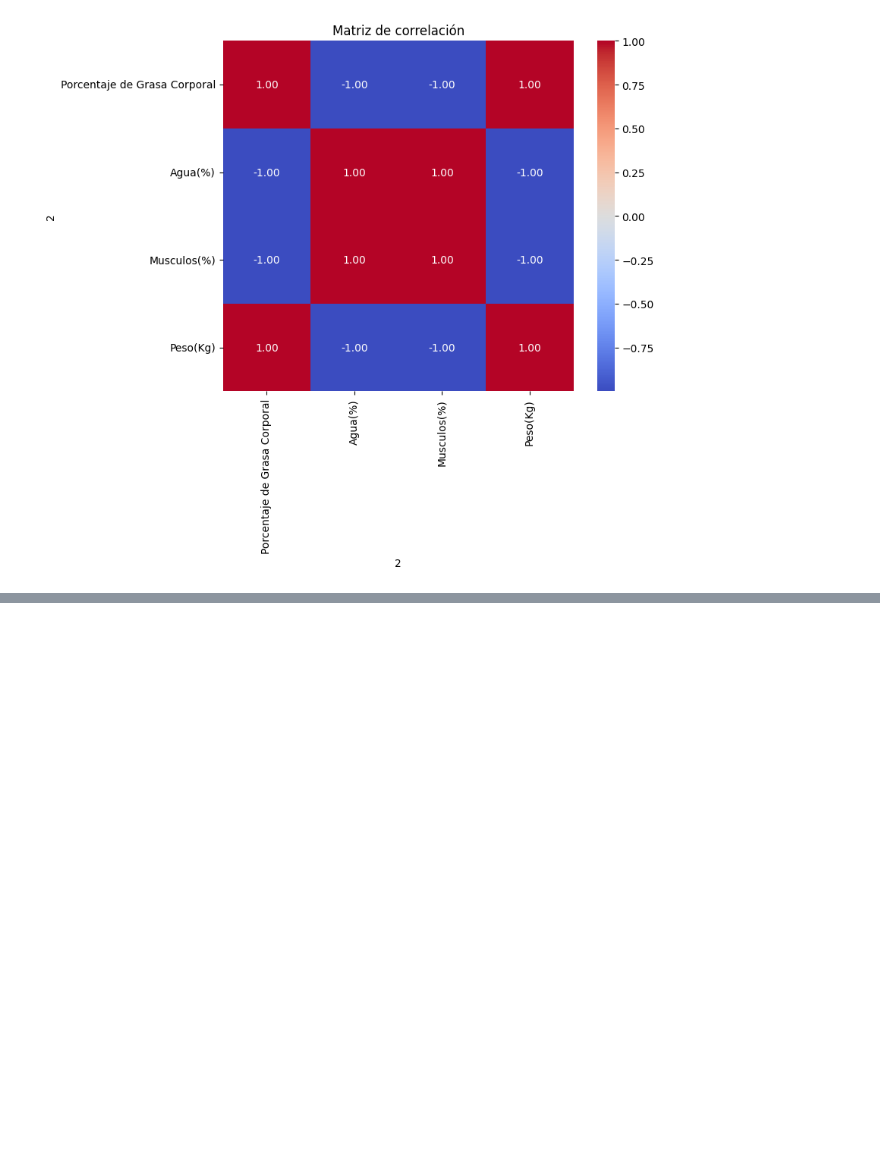
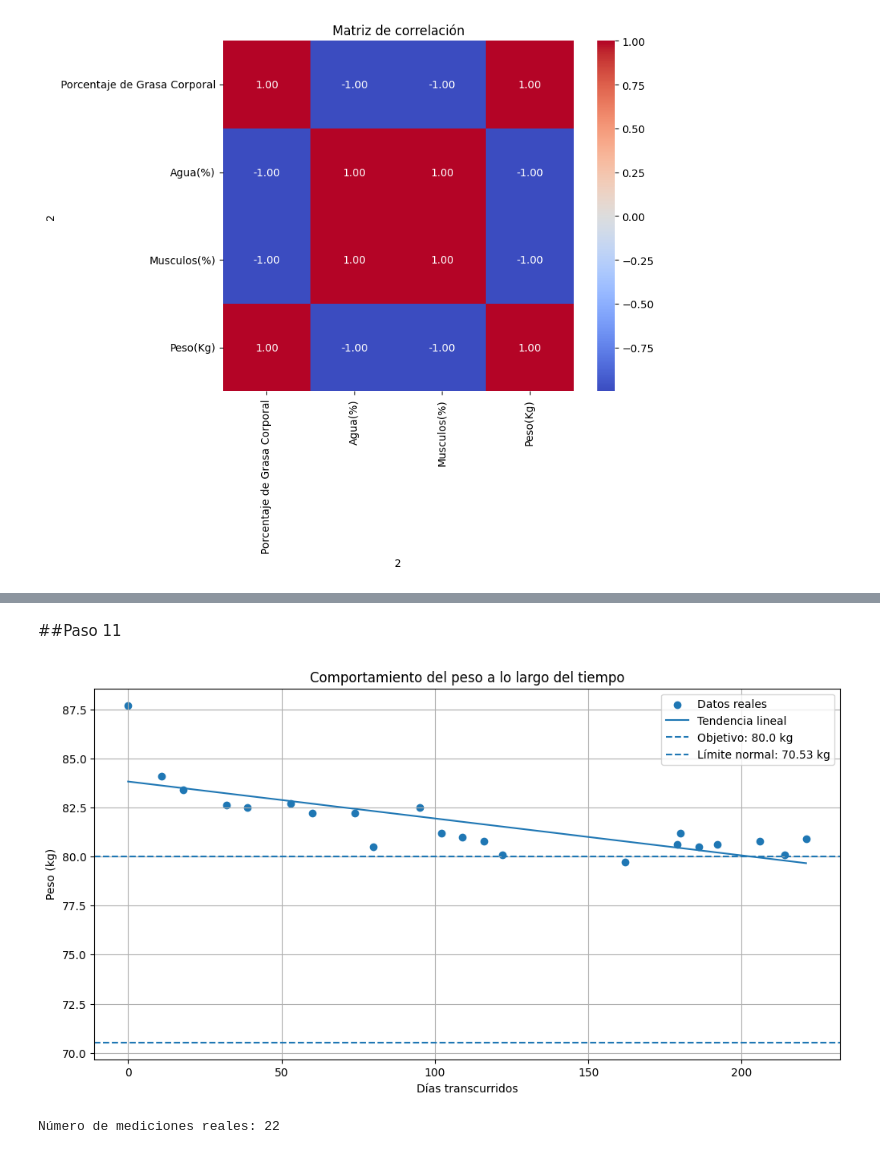
Before and after one commit to GabyPaolaING/Machine-Learning, a Jupyter notebook: P1P1_DataSet.ipynb, the cells around one changed output, grey strips where cells are left out. Drawn from its saved outputs; the diff is of its cells as text; code cells hidden in the pictures; blank space fills up the shorter version.

```diff
--- a/P1P1_DataSet.ipynb
+++ b/P1P1_DataSet.ipynb
@@ -256,0 +694,9 @@ plt.show()
+# %%
+# PASO 8: PESO ESTIMADO
+
+df_peso['Peso_estimado'] = (
+    intercepto +
+    pendiente * df_peso['Dias']
+)
+
+display(df_peso)
@@ -256,0 +756,61 @@ plt.show()
+# %% [markdown]
+##Paso 11
+# %%
+# PASO 11: GRÁFICA FINAL
+
+import matplotlib.pyplot as plt
+
+plt.figure(figsize=(12, 6))
+
+# 22 datos reales
+plt.scatter(
+    df_peso['Dias'],
+    df_peso['Peso(Kg)'],
+    label='Datos reales'
+)
+
+# Línea de tendencia
+plt.plot(
+    df_peso['Dias'],
+    df_peso['Peso_estimado'],
+    label='Tendencia lineal'
+)
+
+# Línea de 80 kg
+plt.axhline(
+    y=80.0,
+    linestyle='--',
+    label='Objetivo: 80.0 kg'
+)
+
+# Línea de 70.53 kg
+plt.axhline(
+    y=70.53,
+    linestyle='--',
+    label='Límite normal: 70.53 kg'
+)
+
+# Título
+plt.title(
+    'Comportamiento del peso a lo largo del tiempo'
+)
+
+# Etiquetas
+plt.xlabel('Días transcurridos')
+plt.ylabel('Peso (kg)')
+
+# Leyenda
+plt.legend()
+
+# Cuadrícula
+plt.grid(True)
+
+plt.show()
+# %% [output]
+[figure, added]
+# %%
+# Verificar número de mediciones
+
+print("Número de mediciones reales:", len(df_peso))
+# %% [output]
+Número de mediciones reales: 22
```
Also changed, not shown: parts of 35 cells of this notebook.
